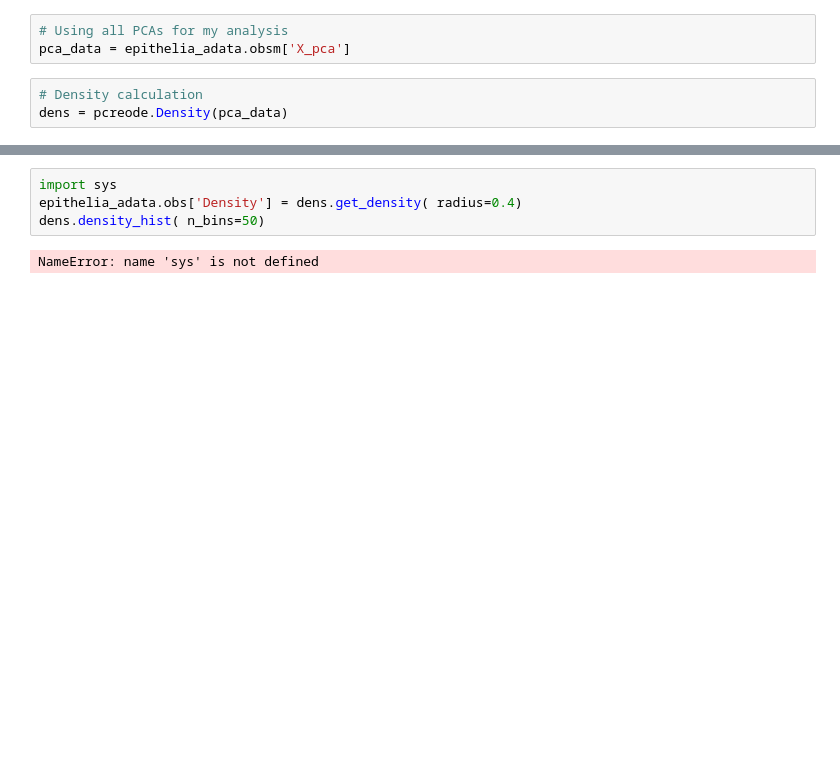
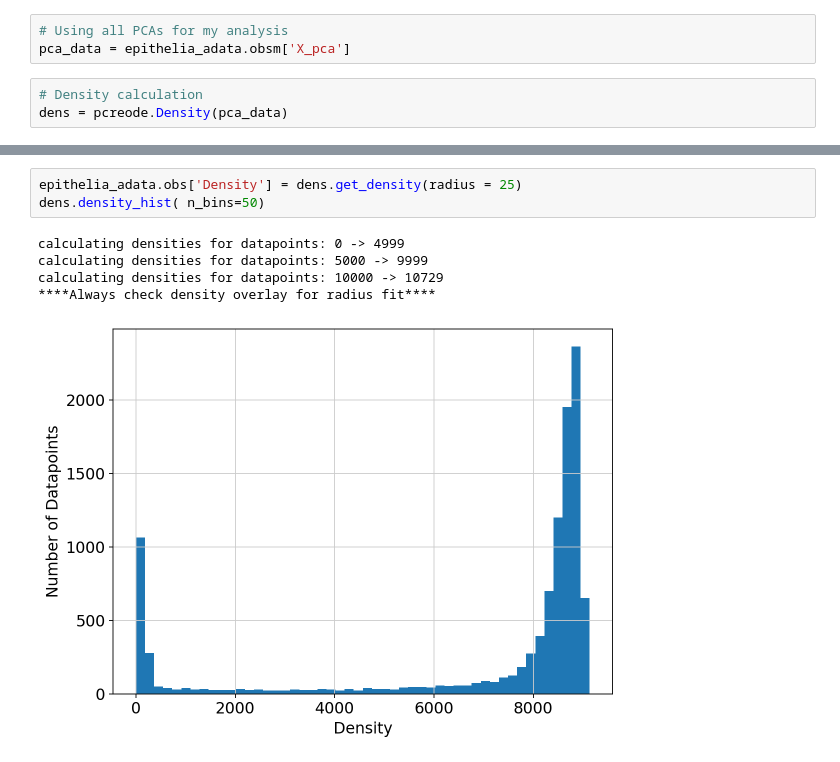
Before and after one commit to nvribeiro/CeD_UMCG2023, a Jupyter notebook: trajectory_analysis/pCreode_epithelia.ipynb, the cells around one changed output, grey strips where cells are left out. Cells and saved outputs as stored; diff of their text form; blank space fills up the shorter version.

```diff
--- a/trajectory_analysis/pCreode_epithelia.ipynb
+++ b/trajectory_analysis/pCreode_epithelia.ipynb
@@ -44,6 +44,9 @@ NameError: name 'sys' is not defined
 # %%
-import sys
-epithelia_adata.obs['Density'] = dens.get_density( radius=0.4)
+epithelia_adata.obs['Density'] = dens.get_density(radius = 25)
 dens.density_hist( n_bins=50)
 # %% [output]
-NameError: name 'sys' is not defined
+calculating densities for datapoints: 0 -> 4999
+calculating densities for datapoints: 5000 -> 9999
+calculating densities for datapoints: 10000 -> 10729
+****Always check density overlay for radius fit****
+[figure, added]
```
Also changed, not shown: parts of 14 cells of this notebook, 6 other files.
